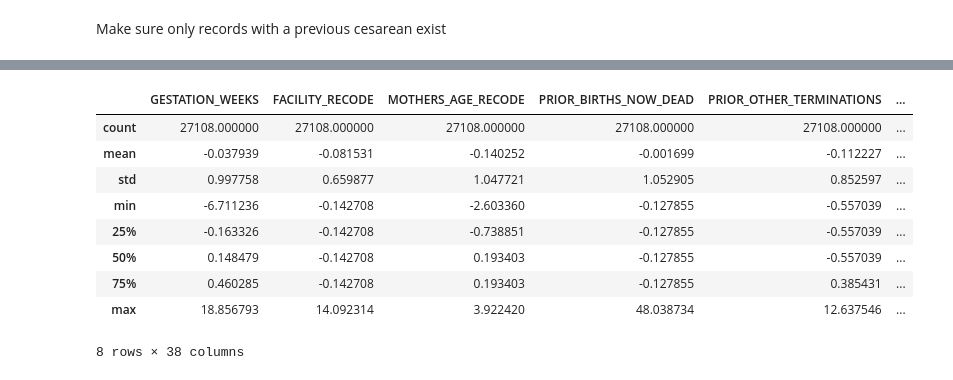
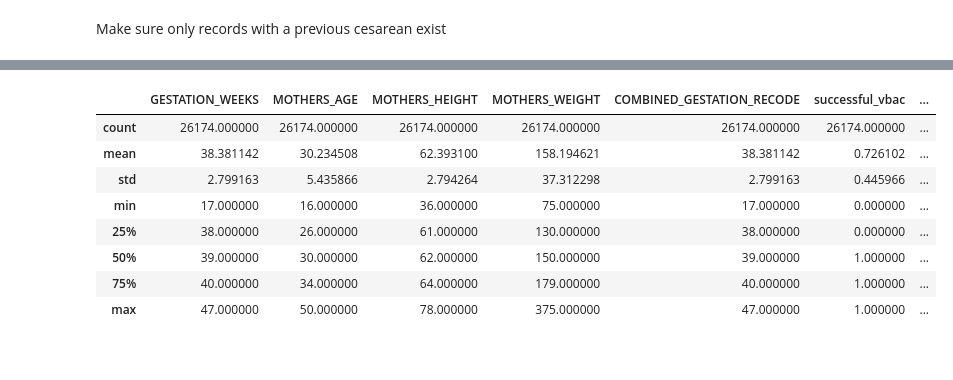
Before and after one commit to chess10kp/compass, a Jupyter notebook: vbac.ipynb, the cells around one changed output, grey strips where cells are left out. Saved outputs shown, nothing was run; the diff lists cells and outputs as text; code cells hidden in the pictures.

```diff
--- a/vbac.ipynb
+++ b/vbac.ipynb
@@ -167,0 +134,16 @@ y = pd.DataFrame(vbac_data).iloc[:, -1:] # 1 if successful VBAC, 0 if failed.
+# %%
+# drop all records that have outlier values
+vbac_data = vbac_data[( vbac_data["PRIOR_BIRTHS_NOW_LIVING"] != 99 )
+                      & (vbac_data['GESTATION_WEEKS'] != 99)
+                      & (vbac_data["MOTHERS_HEIGHT"] != 99)
+                      & (vbac_data["MOTHERS_WEIGHT"] != 999)
+                      & (vbac_data["NUMBER_OF_PREVIOUS_CESAREANS"] != 99)
+                      ]
+vbac_data["BMI"] = (vbac_data["MOTHERS_WEIGHT"] / (vbac_data["MOTHERS_HEIGHT"]) ** 2) * 703
+
+vbac_data["hypertensive_disease_of_pregnancy"] = (vbac_data["GESTATIONAL_HYPERTENSION"] == 1) | (vbac_data["HYPERTENSION_ECLAMPSIA"] == 1) | (vbac_data["PRE_PREGNANCY_HYPERTENSION"] == 1)
+vbac_data["induction_of_labor"] = ((vbac_data["INDUCTION_OF_LABOR"] == 1) | (vbac_data["AUGMENTATION_OF_LABOR"] == 1))
+vbac_data["estimated_gestational_age_at_delivery"] = vbac_data["GESTATION_WEEKS"]
+vbac_data["AGE"] = vbac_data["MOTHERS_AGE"]
+vbac_data.drop(columns=["AUGMENTATION_OF_LABOR", "INDUCTION_OF_LABOR", "GESTATIONAL_HYPERTENSION","HYPERTENSION_ECLAMPSIA", "PRE_PREGNANCY_HYPERTENSION", "DELIVERY_METHOD_1" ,"DELIVERY_METHOD_2" ], inplace=True)
+vbac_data.describe()
@@ -168,5 +163,4 @@ y = pd.DataFrame(vbac_data).iloc[:, -1:] # 1 if successful VBAC, 0 if failed.
 # %%
-X["INTERVAL_SINCE_LAST_LIVE_BIRTH_RECODE"] = X["INTERVAL_SINCE_LAST_LIVE_BIRTH_RECODE"].apply(lambda x : 999.0 if x == 888.0 else x)
 print(X["MOTHERS_RACE_RECODE"].value_counts())
 # %% [output]
 MOTHERS_RACE_RECODE
@@ -184,6 +178,7 @@ Encode AA and non AA for simplicity
 # %%
 X["MOTHERS_RACE_AA"] = X["MOTHERS_RACE_RECODE"].apply(lambda x: 1 if x == 2 else 0)
 X["MOTHERS_RACE_Hispanic"] = X["MOTHERS_RACE_RECODE"].apply(lambda x: 1 if x == 7 else 0)
+X.drop(columns=["MOTHERS_RACE_RECODE"], inplace=True)
 # %%
 for col, val in list_of_cols_with_missing_vals_and_their_default_numb:
     X[col+'_MISSING'] = X[col].apply(lambda x: 1 if x==val or x==-1 else 0)
@@ -199,15 +207,11 @@ PREVIOUS_CESAREAN
 Name: count, dtype: int64
 # %%
 import pandas as pd
-from sklearn.preprocessing import StandardScaler
-scaler = StandardScaler().fit(X)
-X_scaled = pd.DataFrame(scaler.transform(X), columns=X.columns.values)
+
 # non c-sections
-X_scaled["vaginal_delivery_before_or_after_ceasarean"] = (X["PRIOR_BIRTHS_NOW_LIVING"] - X["NUMBER_OF_PREVIOUS_CESAREANS"]).apply(lambda x: 1 if x > 0 else 0)
+X["vaginal_delivery_before_or_after_ceasarean"] = (X["PRIOR_BIRTHS_NOW_LIVING"] - X["NUMBER_OF_PREVIOUS_CESAREANS"]).apply(lambda x: 1 if x > 0 else 0)
 
-X_scaled = X_scaled.drop(columns=['PREVIOUS_CESAREAN', 'TOL_ATTEMPTED',  'PRIOR_BIRTHS_NOW_LIVING', "NUMBER_OF_PREVIOUS_CESAREANS",
-           'DELIVERY_METHOD_1', 'DELIVERY_METHOD_2', "MOTHERS_RACE_RECODE"]) # drop unnecessary cols
-X_scaled["MOTHERS_RACE_AA"] = X["MOTHERS_RACE_AA"]
-X_scaled["MOTHERS_RACE_Hispanic"] = X["MOTHERS_RACE_Hispanic"]
-X_scaled.describe()
+X = X.drop(columns=['PREVIOUS_CESAREAN', 'TOL_ATTEMPTED',  'PRIOR_BIRTHS_NOW_LIVING', "NUMBER_OF_PREVIOUS_CESAREANS",
+           ]) # drop unnecessary cols
+X.describe()
 # %% [output]
@@ -258,21 +258,21 @@ def model(row):
 
      return 1 / (1 + np.exp(-w))
 # %%
-X_records_AA = X_scaled[X_scaled['MOTHERS_RACE_AA'] == 1].copy()
-X_records_Hispanic = X_scaled[X_scaled['MOTHERS_RACE_Hispanic'] == 1].copy()
+
+X_records_AA = X[X['MOTHERS_RACE_AA'] == 1].copy()
+X_records_Hispanic = X[X['MOTHERS_RACE_Hispanic'] == 1].copy()
 X_records_AA.describe()
 X_records_Hispanic.describe()
 # %% [output]
-|  | GESTATION_WEEKS | FACILITY_RECODE | MOTHERS_AGE_RECODE | PRIOR_BIRTHS_NOW_DEAD | PRIOR_OTHER_TERMINATIONS | ... |
-| count | 27108.000000 | 27108.000000 | 27108.000000 | 27108.000000 | 27108.000000 | ... |
-| mean | -0.037939 | -0.081531 | -0.140252 | -0.001699 | -0.112227 | ... |
-| std | 0.997758 | 0.659877 | 1.047721 | 1.052905 | 0.852597 | ... |
-| min | -6.711236 | -0.142708 | -2.603360 | -0.127855 | -0.557039 | ... |
-| 25% | -0.163326 | -0.142708 | -0.738851 | -0.127855 | -0.557039 | ... |
-| 50% | 0.148479 | -0.142708 | 0.193403 | -0.127855 | -0.557039 | ... |
-| 75% | 0.460285 | -0.142708 | 0.193403 | -0.127855 | 0.385431 | ... |
-| max | 18.856793 | 14.092314 | 3.922420 | 48.038734 | 12.637546 | ... |
+|  | GESTATION_WEEKS | MOTHERS_AGE | MOTHERS_HEIGHT | MOTHERS_WEIGHT | COMBINED_GESTATION_RECODE | successful_vbac | ... |
+| count | 26174.000000 | 26174.000000 | 26174.000000 | 26174.000000 | 26174.000000 | 26174.000000 | ... |
+| mean | 38.381142 | 30.234508 | 62.393100 | 158.194621 | 38.381142 | 0.726102 | ... |
+| std | 2.799163 | 5.435866 | 2.794264 | 37.312298 | 2.799163 | 0.445966 | ... |
+| min | 17.000000 | 16.000000 | 36.000000 | 75.000000 | 17.000000 | 0.000000 | ... |
+| 25% | 38.000000 | 26.000000 | 61.000000 | 130.000000 | 38.000000 | 0.000000 | ... |
+| 50% | 39.000000 | 30.000000 | 62.000000 | 150.000000 | 39.000000 | 1.000000 | ... |
+| 75% | 40.000000 | 34.000000 | 64.000000 | 179.000000 | 40.000000 | 1.000000 | ... |
+| max | 47.000000 | 50.000000 | 78.000000 | 375.000000 | 47.000000 | 1.000000 | ... |
-8 rows × 38 columns
 # %%
 # randomly set 53 percent of the test cases to have recurrent indication for cesarean
 
```
Also changed, not shown: parts of 17 cells of this notebook, 2 other files.
